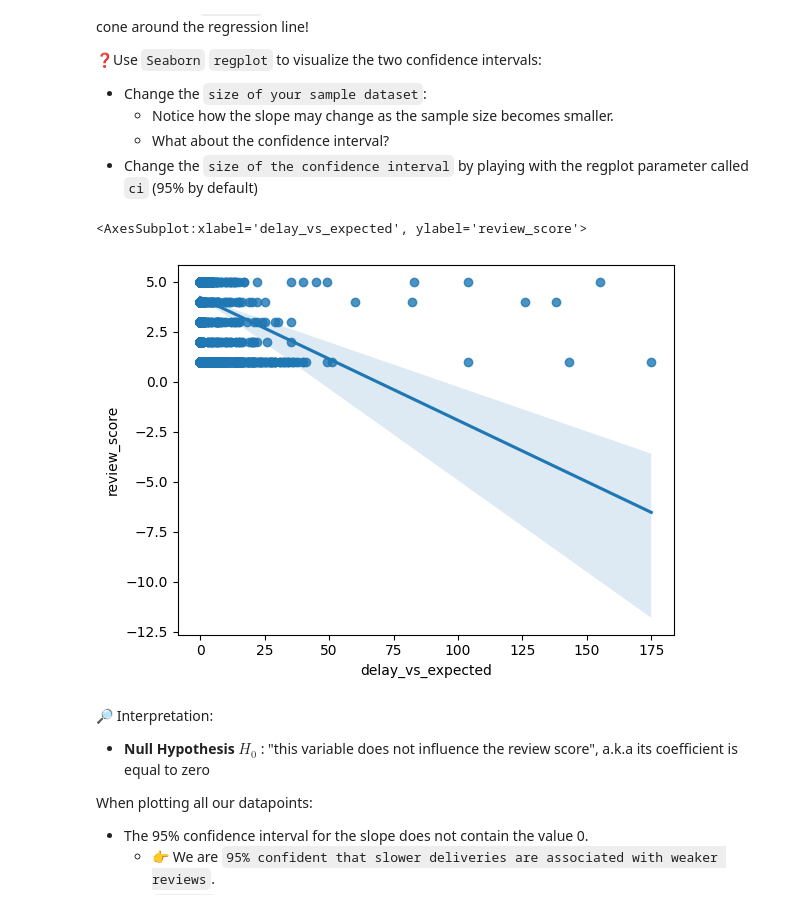
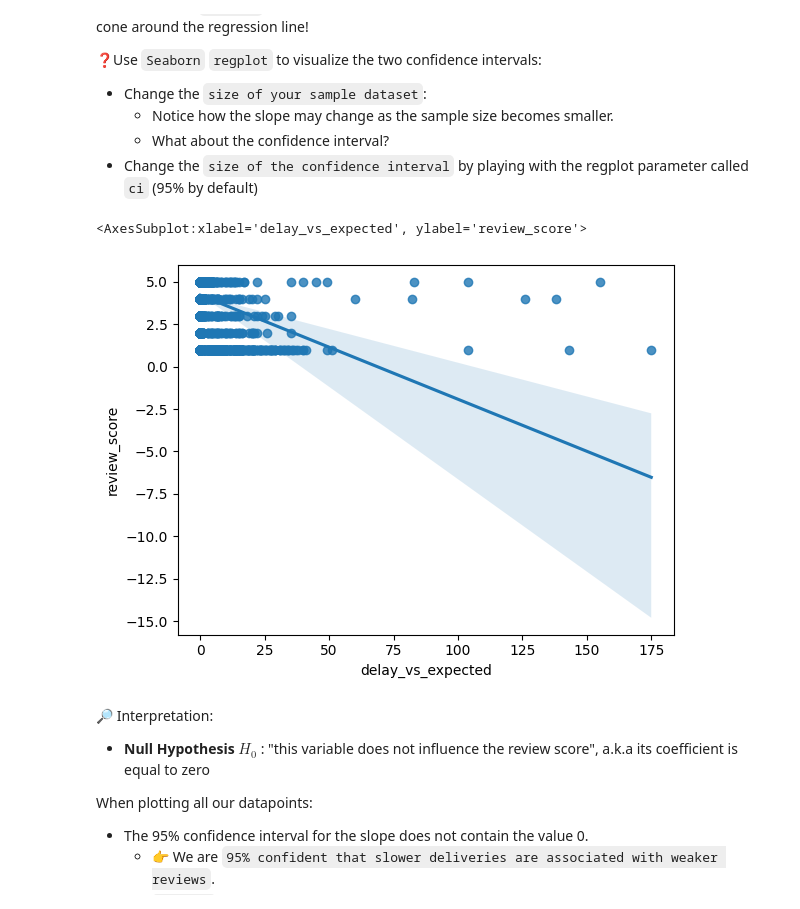
Before and after one commit to FDLData/LeWagon-DecisionScience-Simple-Analysis, a Jupyter notebook: simple_analysis.ipynb, the cells around one changed output. Saved outputs shown, nothing was run; the diff lists cells and outputs as text; code cells hidden in the pictures.

```diff
--- a/simple_analysis.ipynb
+++ b/simple_analysis.ipynb
@@ -250,10 +250,10 @@ $$slope_{delay} = -0.1 ± \ ?? \ \text{[95% interval]} $$
     - What about the confidence interval?
 - Change the `size of the confidence interval` by playing with the regplot parameter called `ci` (95% by default)
 # %%
-sns.regplot(orders_sample['delay_vs_expected'], orders_sample['review_score'], x_ci='99')
+sns.regplot(orders_sample['delay_vs_expected'], orders_sample['review_score'], ci=99)
 # %% [output]
 <AxesSubplot:xlabel='delay_vs_expected', ylabel='review_score'>
-[figure, old version]
+[figure, new version]
 # %% [markdown]
 🔎 Interpretation:
 
```
Also changed, not shown: parts of 1 cell of this notebook.
